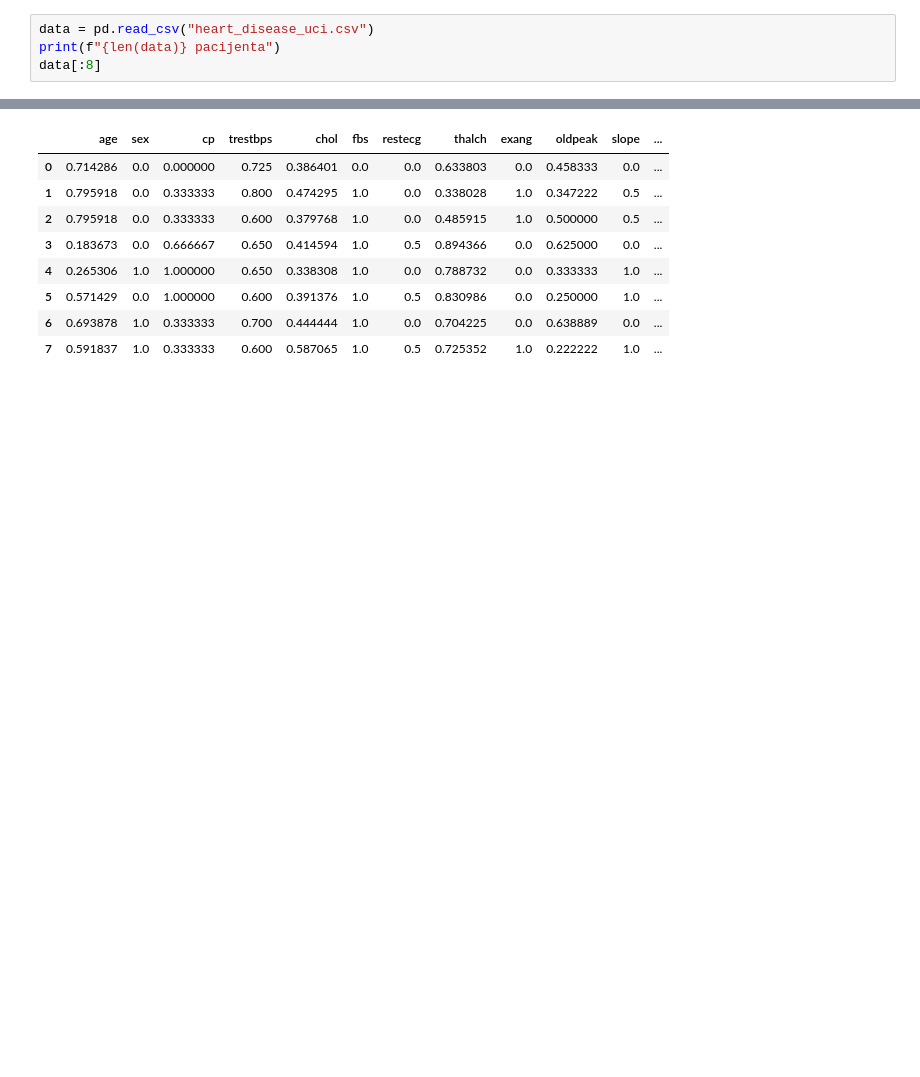
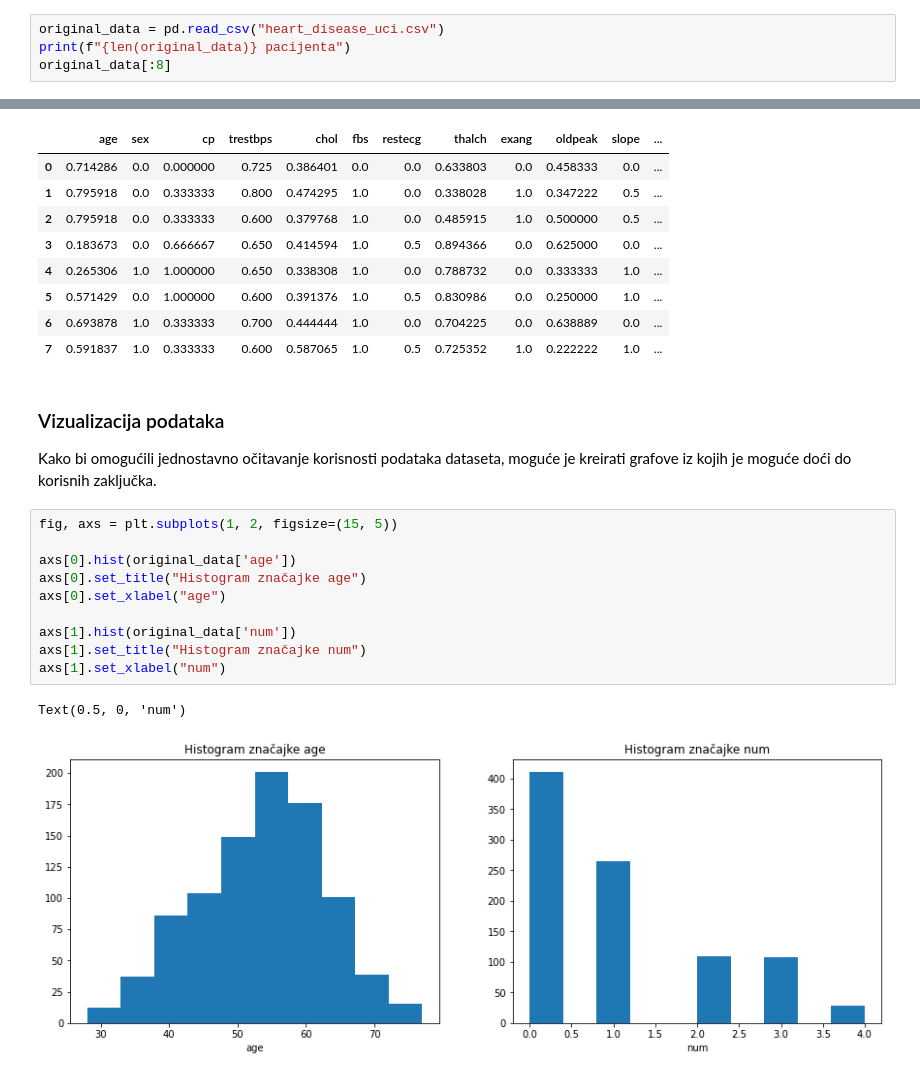
Before and after one commit to ErikGreblo/UZOP_Faza2, a Jupyter notebook: heart_disease_ML.ipynb, the cells around one changed output, grey strips where cells are left out. Saved outputs shown, nothing was run; the diff lists cells and outputs as text; blank space fills up the shorter version.

```diff
--- a/heart_disease_ML.ipynb
+++ b/heart_disease_ML.ipynb
@@ -10,9 +10,9 @@ import numpy as np
 # %% [markdown]
 ### 1. Učitati podatke
 # %%
-data = pd.read_csv("heart_disease_uci.csv")
-print(f"{len(data)} pacijenta")
-data[:8]
+original_data = pd.read_csv("heart_disease_uci.csv")
+print(f"{len(original_data)} pacijenta")
+original_data[:8]
 # %% [output]
 920 pacijenta
 |  | id | age | sex | dataset | cp | trestbps | chol | fbs | restecg | thalch | exang | ... |
@@ -261,3 +262,20 @@ Prikaz prvih 8 redova normaliziranih podataka:
 | 5 | 0.571429 | 0.0 | 1.000000 | 0.600 | 0.391376 | 1.0 | 0.5 | 0.830986 | 0.0 | 0.250000 | 1.0 | ... |
 | 6 | 0.693878 | 1.0 | 0.333333 | 0.700 | 0.444444 | 1.0 | 0.0 | 0.704225 | 0.0 | 0.638889 | 0.0 | ... |
 | 7 | 0.591837 | 1.0 | 0.333333 | 0.600 | 0.587065 | 1.0 | 0.5 | 0.725352 | 1.0 | 0.222222 | 1.0 | ... |
+# %% [markdown]
+### Vizualizacija podataka
+
+Kako bi omogućili jednostavno očitavanje korisnosti podataka dataseta, moguće je kreirati grafove iz kojih je moguće doći do korisnih zaključka.
+# %%
+fig, axs = plt.subplots(1, 2, figsize=(15, 5))
+
+axs[0].hist(original_data['age'])
+axs[0].set_title("Histogram značajke age")
+axs[0].set_xlabel("age")
+
+axs[1].hist(original_data['num'])
+axs[1].set_title("Histogram značajke num")
+axs[1].set_xlabel("num")
+# %% [output]
+Text(0.5, 0, 'num')
+[figure, added]
```
Also changed, not shown: parts of 4 cells of this notebook.
